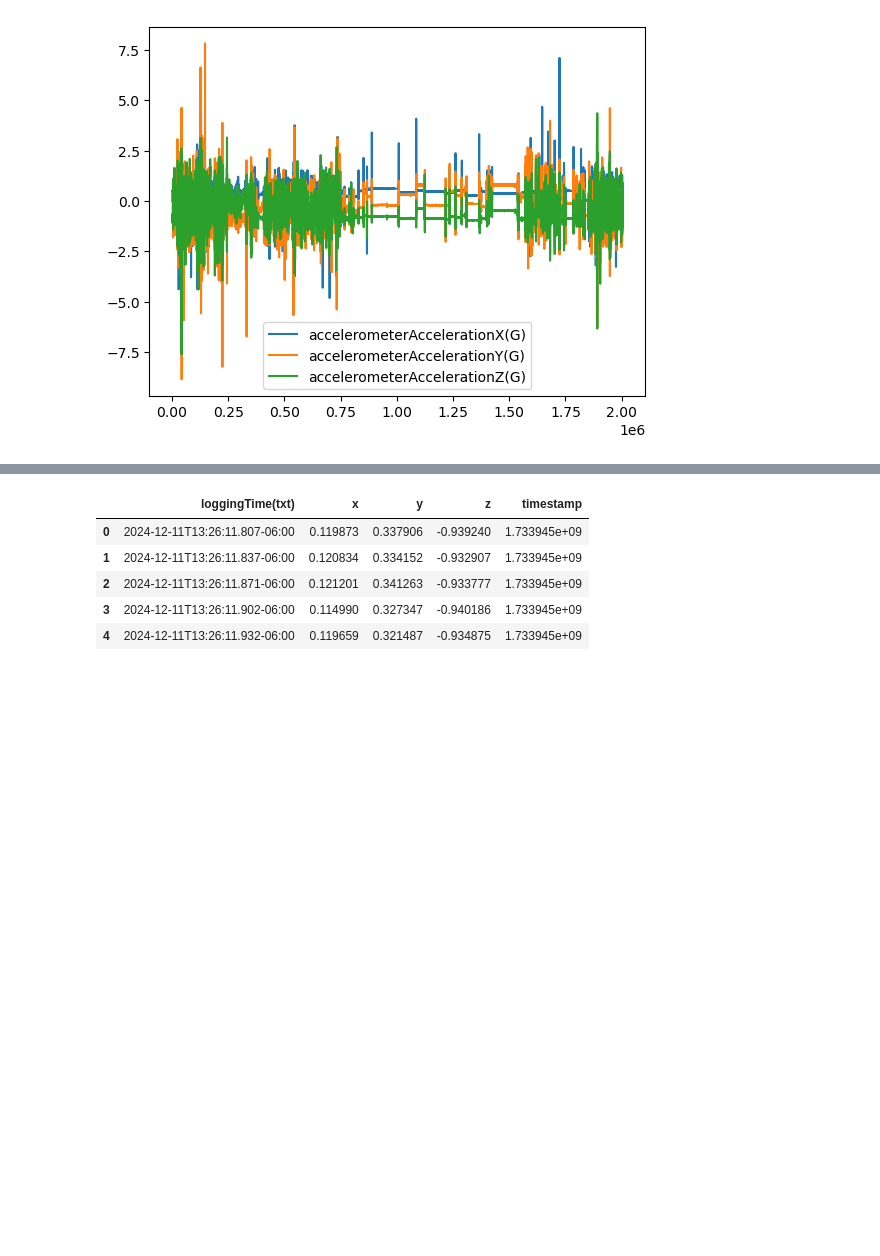
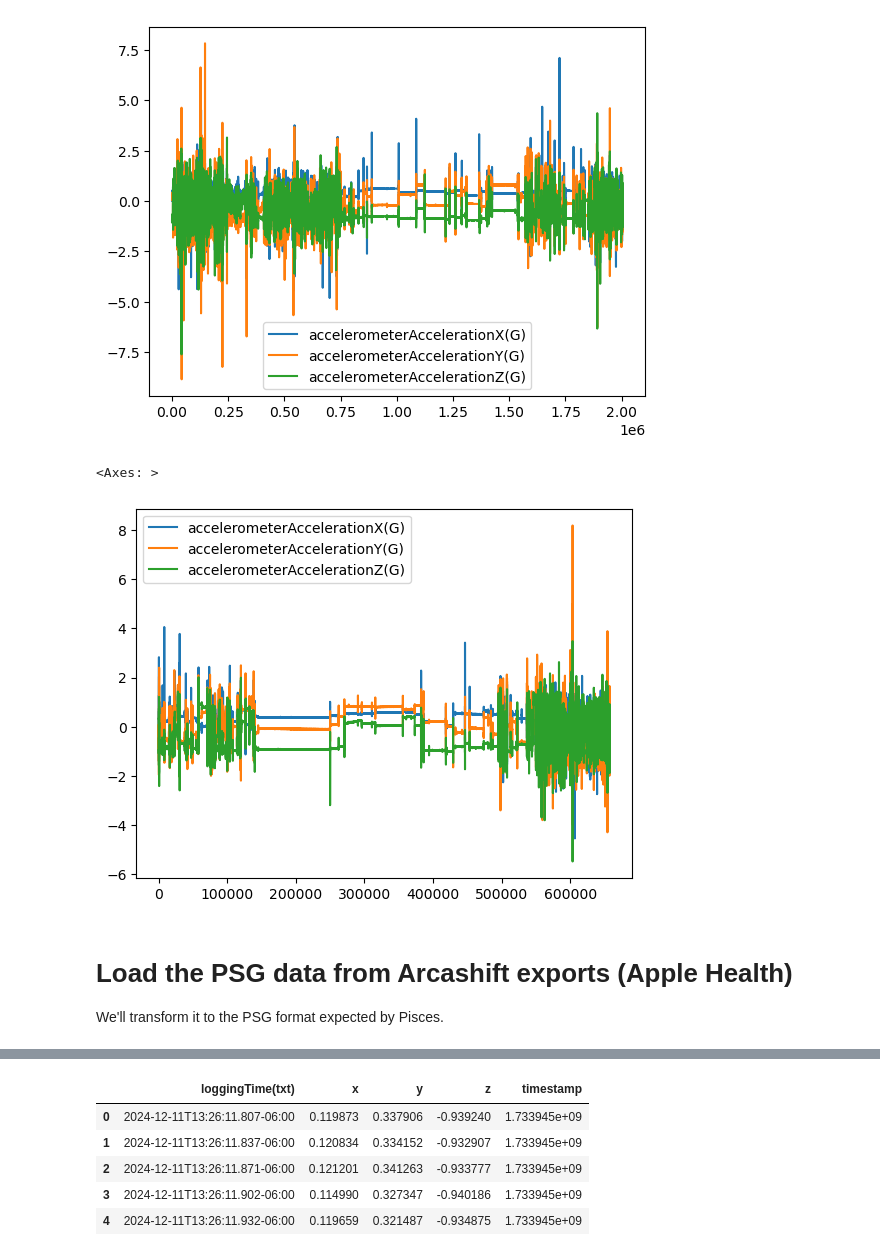
Before and after one commit to ericcanton/pisces, a Jupyter notebook: examples/Long_Run_Data/exports.ipynb, the cells around one changed output, grey strips where cells are left out. Cells and saved outputs as stored; diff of their text form; code cells hidden in the pictures; blank space fills up the shorter version.

```diff
--- a/examples/Long_Run_Data/exports.ipynb
+++ b/examples/Long_Run_Data/exports.ipynb
@@ -5,9 +5,11 @@ import pandas as pd
 
 day_fn = '/Users/eric/Engineering/Work/pisces/data/eric_exports/raw_accelerometer/2024_12_11_wake.csv'
 night_fn = '/Users/eric/Engineering/Work/pisces/data/eric_exports/raw_accelerometer/2024_12_1011.csv'
+dec_1718_fn = '/Users/eric/Engineering/Work/pisces/data/eric_exports/raw_accelerometer/2024-12-17_23_01_19_Apple Watch.csv'
 
 day = pd.read_csv(day_fn)
 night = pd.read_csv(night_fn)
+dec_1718 = pd.read_csv(dec_1718_fn)
 # %%
 day.head()
 # %% [output]
@@ -40,3 +42,11 @@ night[accel_cols].plot()
 # %% [output]
 <Axes: >
 [figure]
+# %%
+dec_1718[accel_cols].plot()
+# %% [output]
+<Axes: >
+[figure, added]
+# %% [markdown]
+# Load the PSG data from Arcashift exports (Apple Health)
+We'll transform it to the PSG format expected by Pisces.
```
Also changed, not shown: parts of 19 cells of this notebook.
